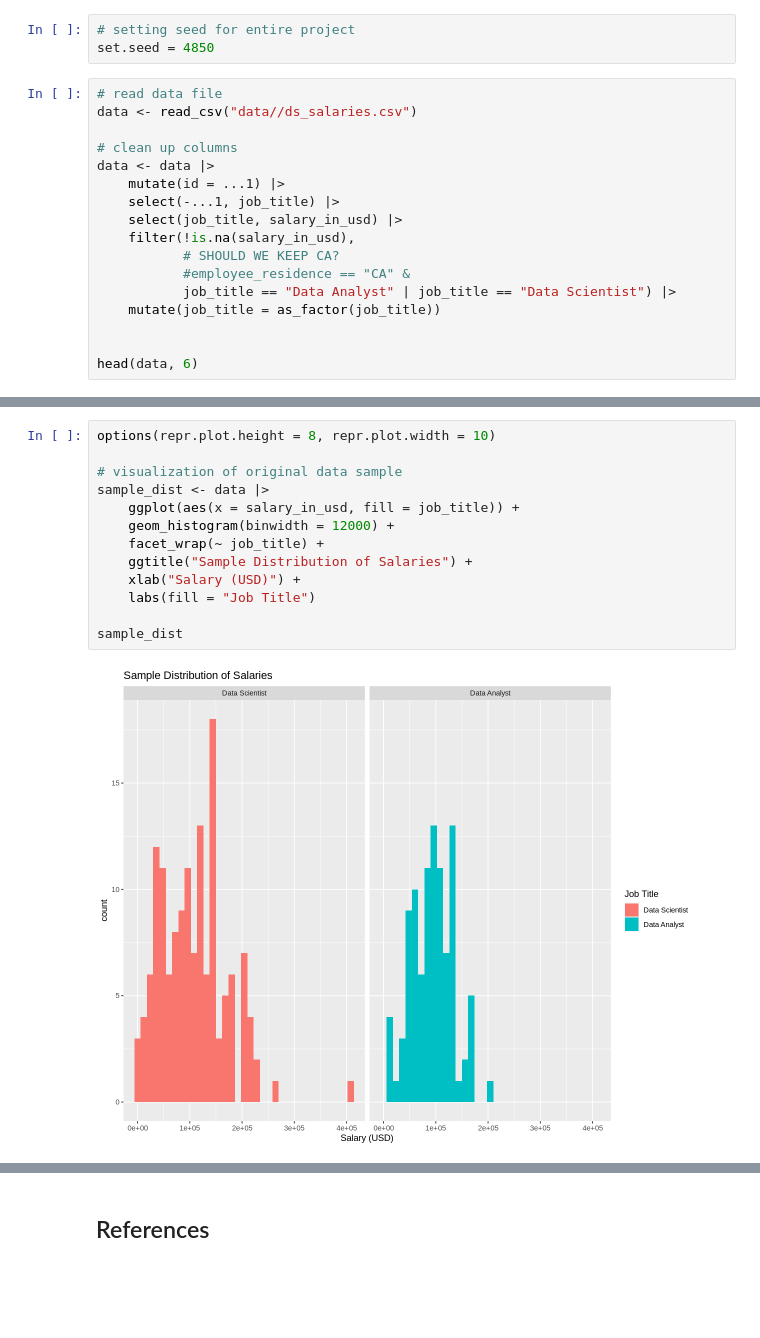
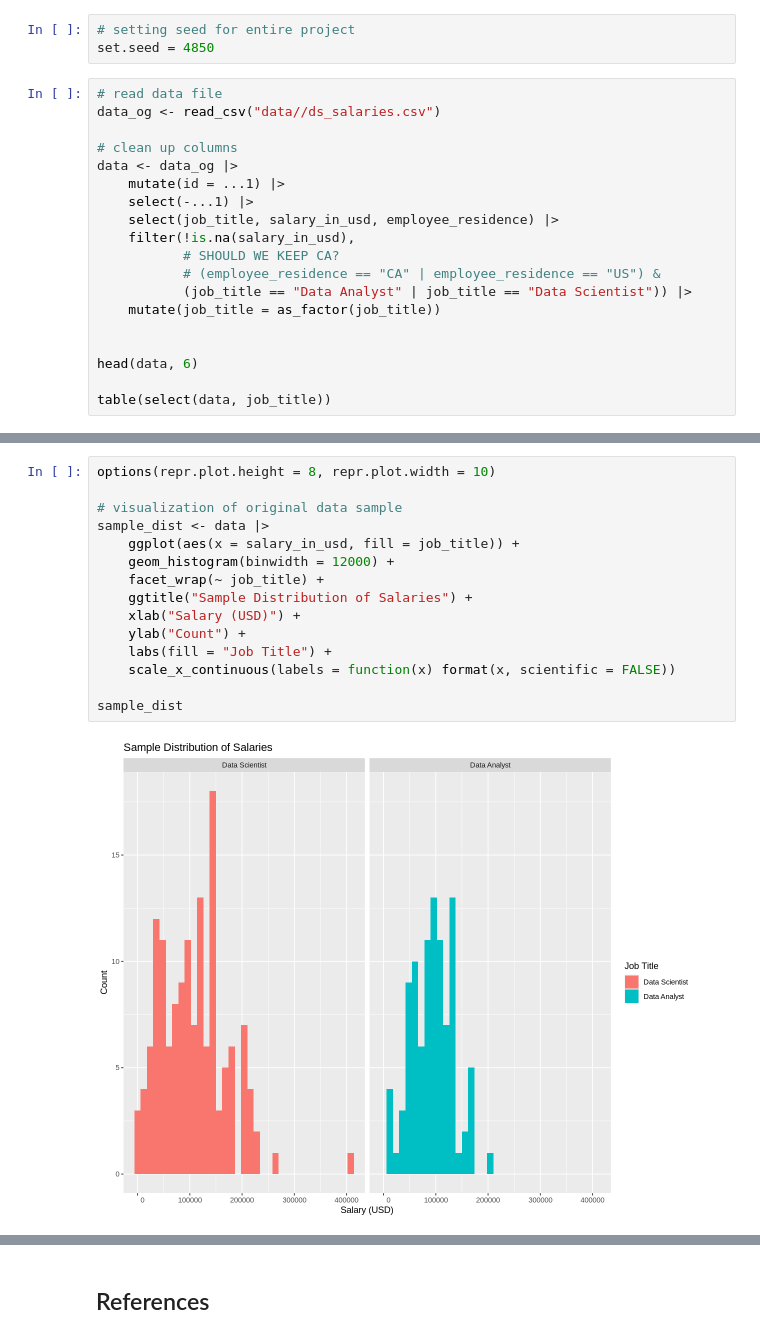
Before and after one commit to aaryan-rampal/stat-201-project, a Jupyter notebook: proposal.ipynb, the cells around one changed output, grey strips where cells are left out. Cells and saved outputs as stored; diff of their text form; blank space fills up the shorter version.

```diff
--- a/proposal.ipynb
+++ b/proposal.ipynb
@@ -39,21 +35,23 @@ ERROR: Error in library(latex2exp): there is no package called ‘latex2exp’
 set.seed = 4850
 # %%
 # read data file
-data <- read_csv("data//ds_salaries.csv")
+data_og <- read_csv("data//ds_salaries.csv")
 
 # clean up columns
-data <- data |>
+data <- data_og |>
     mutate(id = ...1) |>
-    select(-...1, job_title) |>
-    select(job_title, salary_in_usd) |>
+    select(-...1) |>
+    select(job_title, salary_in_usd, employee_residence) |>
     filter(!is.na(salary_in_usd),
            # SHOULD WE KEEP CA?
-           #employee_residence == "CA" &
-           job_title == "Data Analyst" | job_title == "Data Scientist") |>
+           # (employee_residence == "CA" | employee_residence == "US") &
+           (job_title == "Data Analyst" | job_title == "Data Scientist")) |>
     mutate(job_title = as_factor(job_title))
 
 
 head(data, 6)
+
+table(select(data, job_title))
 # %% [output]
 New names:
 • `` -> `...1`
@@ -77,15 +77,17 @@ A tibble: 6 × 2
 # %%
 options(repr.plot.height = 8, repr.plot.width = 10)
 
 # visualization of original data sample
 sample_dist <- data |>
     ggplot(aes(x = salary_in_usd, fill = job_title)) +
     geom_histogram(binwidth = 12000) +
     facet_wrap(~ job_title) +
     ggtitle("Sample Distribution of Salaries") +
     xlab("Salary (USD)") +
-    labs(fill = "Job Title")
+    ylab("Count") +
+    labs(fill = "Job Title") +
+    scale_x_continuous(labels = function(x) format(x, scientific = FALSE))
 
 sample_dist
 # %% [output]
-[figure, old version]
+[figure, new version]
```
Also changed, not shown: parts of 10 cells of this notebook.
